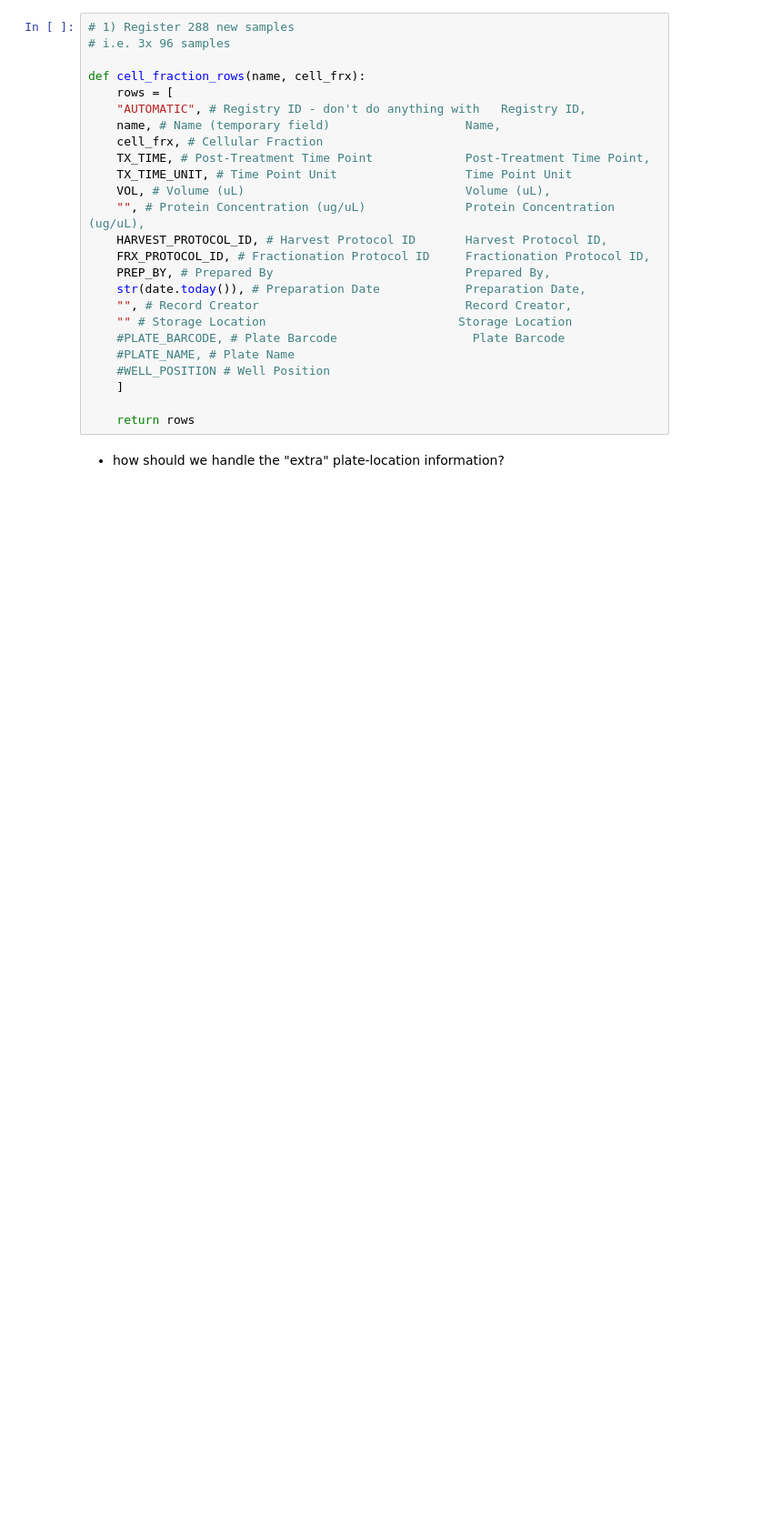
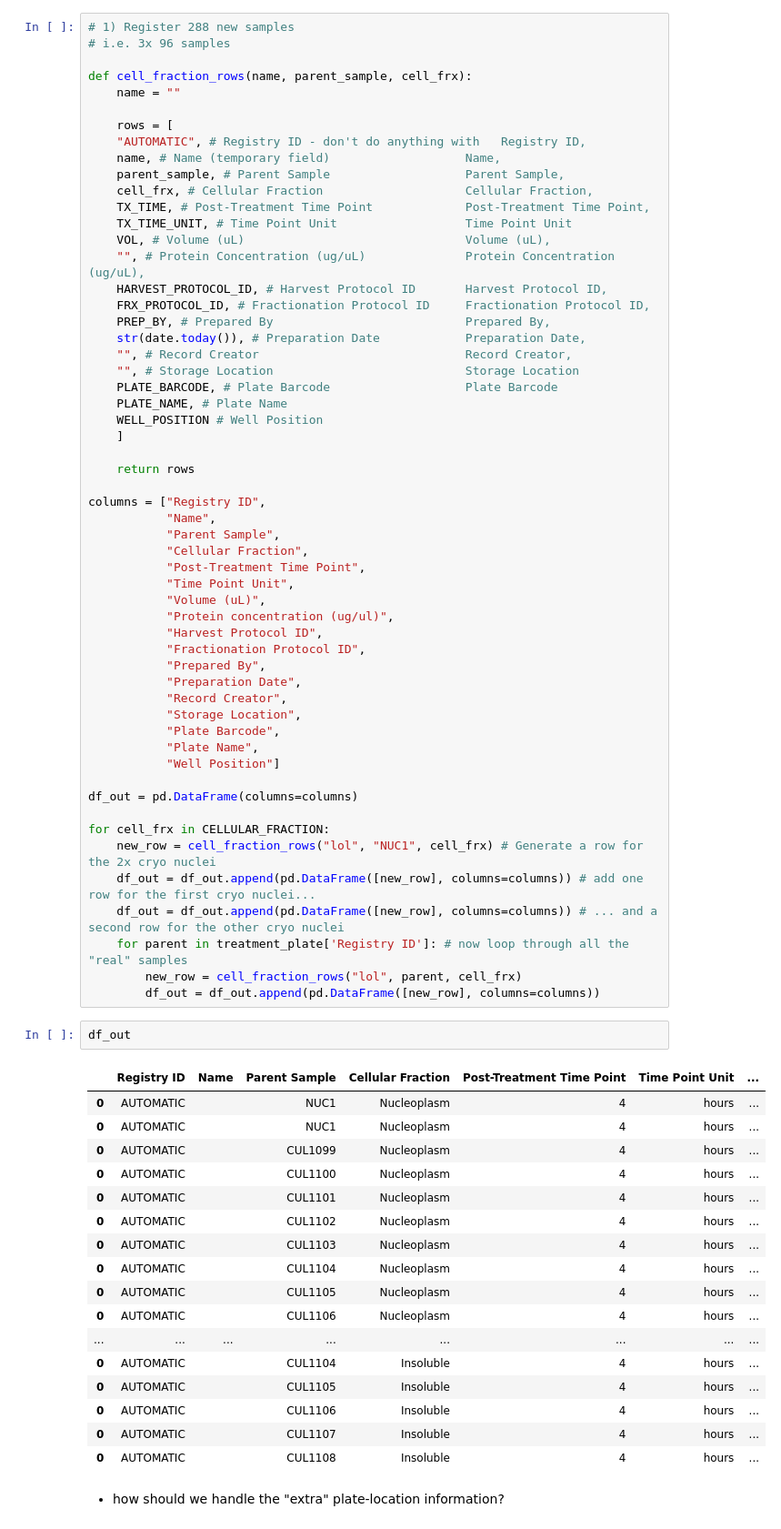
Before and after one commit to TalusBio/2023_scispot_utils, a Jupyter notebook: notebooks/script2_fractionation.ipynb, the cells around one changed output. Shown at 91% size. Drawn from its saved outputs; the diff is of its cells as text; blank space fills up the shorter version.

Commit message:
first working version of script 2 for fractionation

```diff
--- a/notebooks/script2_fractionation.ipynb
+++ b/notebooks/script2_fractionation.ipynb
@@ -27,11 +47,14 @@ PREP_BY = "Bodhi Hueffmeier"
 # 1) Register 288 new samples
 # i.e. 3x 96 samples
 
-def cell_fraction_rows(name, cell_frx):
+def cell_fraction_rows(name, parent_sample, cell_frx):
+    name = ""
+
     rows = [
     "AUTOMATIC", # Registry ID - don't do anything with   Registry ID,
     name, # Name (temporary field)                   Name,
-    cell_frx, # Cellular Fraction
+    parent_sample, # Parent Sample                   Parent Sample,
+    cell_frx, # Cellular Fraction                    Cellular Fraction,
     TX_TIME, # Post-Treatment Time Point             Post-Treatment Time Point,
     TX_TIME_UNIT, # Time Point Unit                  Time Point Unit
     VOL, # Volume (uL)                               Volume (uL),
@@ -41,12 +64,60 @@ def cell_fraction_rows(name, cell_frx):
     PREP_BY, # Prepared By                           Prepared By,
     str(date.today()), # Preparation Date            Preparation Date,
     "", # Record Creator                             Record Creator,
-    "" # Storage Location                           Storage Location
-    #PLATE_BARCODE, # Plate Barcode                   Plate Barcode
-    #PLATE_NAME, # Plate Name
-    #WELL_POSITION # Well Position
+    "", # Storage Location                           Storage Location
+    PLATE_BARCODE, # Plate Barcode                   Plate Barcode
+    PLATE_NAME, # Plate Name
+    WELL_POSITION # Well Position
     ]
 
     return rows
+
+columns = ["Registry ID",
+           "Name",
+           "Parent Sample",
+           "Cellular Fraction",
+           "Post-Treatment Time Point",
+           "Time Point Unit",
+           "Volume (uL)",
+           "Protein concentration (ug/ul)",
+           "Harvest Protocol ID",
+           "Fractionation Protocol ID",
+           "Prepared By",
+           "Preparation Date",
+           "Record Creator",
+           "Storage Location",
+           "Plate Barcode",
+           "Plate Name",
+           "Well Position"]
+
+df_out = pd.DataFrame(columns=columns)
+
+for cell_frx in CELLULAR_FRACTION:
+    new_row = cell_fraction_rows("lol", "NUC1", cell_frx) # Generate a row for the 2x cryo nuclei
+    df_out = df_out.append(pd.DataFrame([new_row], columns=columns)) # add one row for the first cryo nuclei...
+    df_out = df_out.append(pd.DataFrame([new_row], columns=columns)) # ... and a second row for the other cryo nuclei
+    for parent in treatment_plate['Registry ID']: # now loop through all the "real" samples
+        new_row = cell_fraction_rows("lol", parent, cell_frx)
+        df_out = df_out.append(pd.DataFrame([new_row], columns=columns))
+# %%
+df_out
+# %% [output]
+|  | Registry ID | Name | Parent Sample | Cellular Fraction | Post-Treatment Time Point | Time Point Unit | ... |
+| 0 | AUTOMATIC |  | NUC1 | Nucleoplasm | 4 | hours | ... |
+| 0 | AUTOMATIC |  | NUC1 | Nucleoplasm | 4 | hours | ... |
+| 0 | AUTOMATIC |  | CUL1099 | Nucleoplasm | 4 | hours | ... |
+| 0 | AUTOMATIC |  | CUL1100 | Nucleoplasm | 4 | hours | ... |
+| 0 | AUTOMATIC |  | CUL1101 | Nucleoplasm | 4 | hours | ... |
+| 0 | AUTOMATIC |  | CUL1102 | Nucleoplasm | 4 | hours | ... |
+| 0 | AUTOMATIC |  | CUL1103 | Nucleoplasm | 4 | hours | ... |
+| 0 | AUTOMATIC |  | CUL1104 | Nucleoplasm | 4 | hours | ... |
+| 0 | AUTOMATIC |  | CUL1105 | Nucleoplasm | 4 | hours | ... |
+| 0 | AUTOMATIC |  | CUL1106 | Nucleoplasm | 4 | hours | ... |
+| ... | ... | ... | ... | ... | ... | ... | ... |
+| 0 | AUTOMATIC |  | CUL1104 | Insoluble | 4 | hours | ... |
+| 0 | AUTOMATIC |  | CUL1105 | Insoluble | 4 | hours | ... |
+| 0 | AUTOMATIC |  | CUL1106 | Insoluble | 4 | hours | ... |
+| 0 | AUTOMATIC |  | CUL1107 | Insoluble | 4 | hours | ... |
+| 0 | AUTOMATIC |  | CUL1108 | Insoluble | 4 | hours | ... |
 # %% [markdown]
 * how should we handle the "extra" plate-location information?
```
Also changed, not shown: parts of 2 cells of this notebook.
